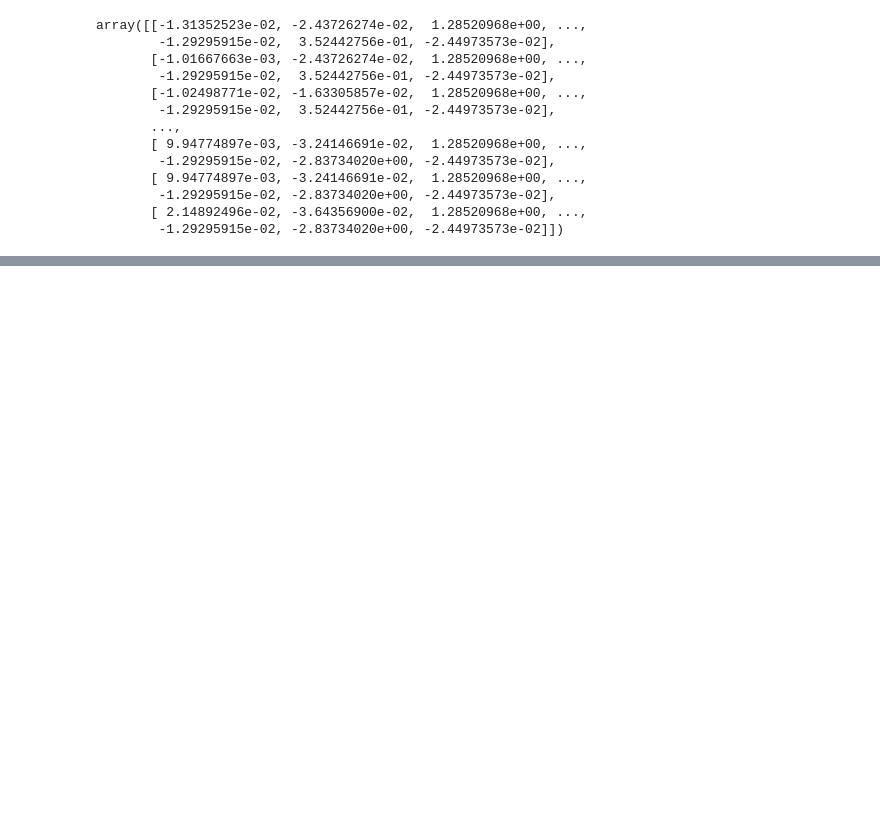
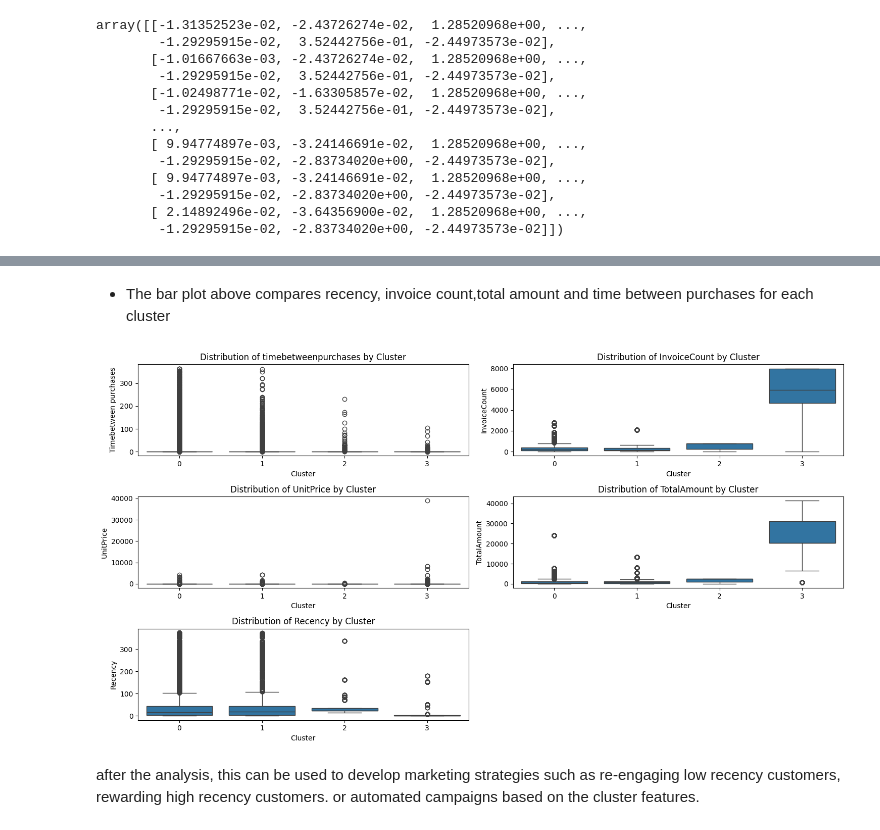
Before and after one commit to Kanabu1/customer--segmentation2, a Jupyter notebook: customersegmentation.ipynb, the cells around one changed output, grey strips where cells are left out. Drawn from its saved outputs; the diff is of its cells as text; code cells hidden in the pictures; blank space fills up the shorter version.

```diff
--- a/customersegmentation.ipynb
+++ b/customersegmentation.ipynb
@@ -170,0 +191,41 @@ plt.show()
+# %% [markdown]
+- The bar plot above compares recency, invoice count,total amount and time between purchases for each cluster
+# %%
+#feature distribution for clusters with box plots
+plt.figure(figsize=(15, 8))
+
+plt.subplot(3, 2, 1)
+sns.boxplot(x='Cluster', y='TimeBetweenPurchases', data=cust_df)
+plt.title('Distribution of timebetweenpurchases by Cluster')
+plt.xlabel('Cluster')
+plt.ylabel('Timebetween purchases')
+
+plt.subplot(3, 2, 2)
+sns.boxplot(x='Cluster', y='InvoiceCount', data=cust_df)
+plt.title('Distribution of InvoiceCount by Cluster')
+plt.xlabel('Cluster')
+plt.ylabel('InvoiceCount')
+
+plt.subplot(3, 2, 3)
+sns.boxplot(x='Cluster', y='UnitPrice', data=cust_df)
+plt.title('Distribution of UnitPrice by Cluster')
+plt.xlabel('Cluster')
+
+plt.subplot(3, 2, 4)
+sns.boxplot(x='Cluster', y='TotalAmount', data=cust_df)
+plt.title('Distribution of TotalAmount by Cluster')
+plt.xlabel('Cluster')
+plt.ylabel('TotalAmount')
+
+plt.subplot(3,2,5)
+sns.boxplot(x='Cluster', y='Recency', data=cust_df)
+plt.title('Distribution of Recency by Cluster')
+plt.xlabel('Cluster')
+plt.ylabel('Recency')
+
+plt.tight_layout()
+plt.show()
+# %% [output]
+[figure, added]
+# %% [markdown]
+after the analysis, this can be used to develop marketing strategies such as re-engaging low recency customers, rewarding high recency customers. or automated campaigns based on the cluster features.
```
Also changed, not shown: parts of 6 cells of this notebook.
